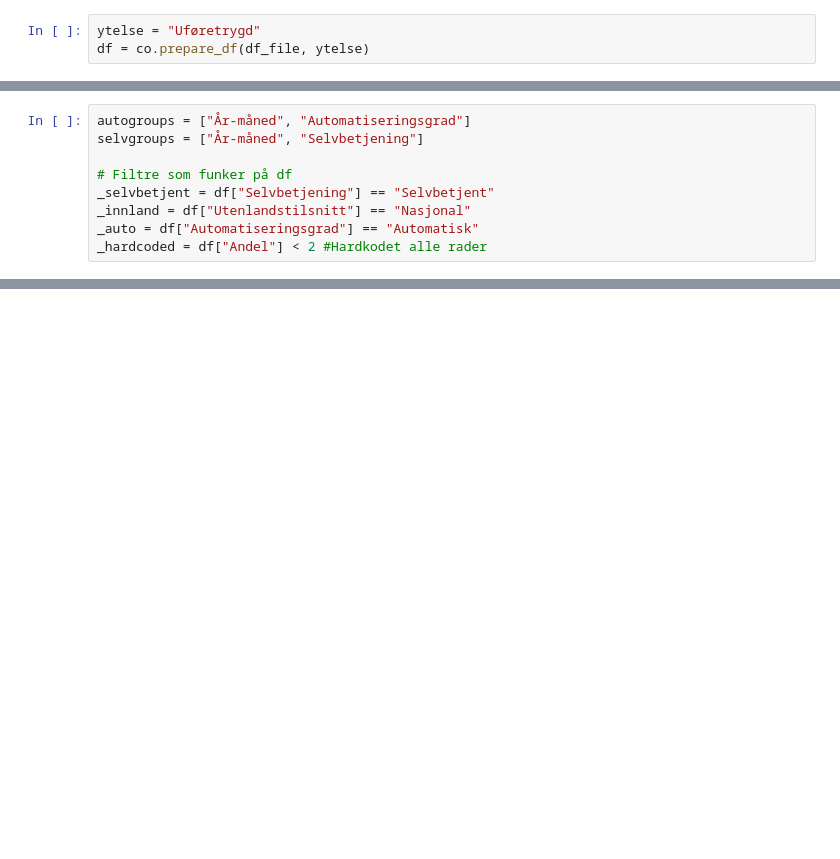
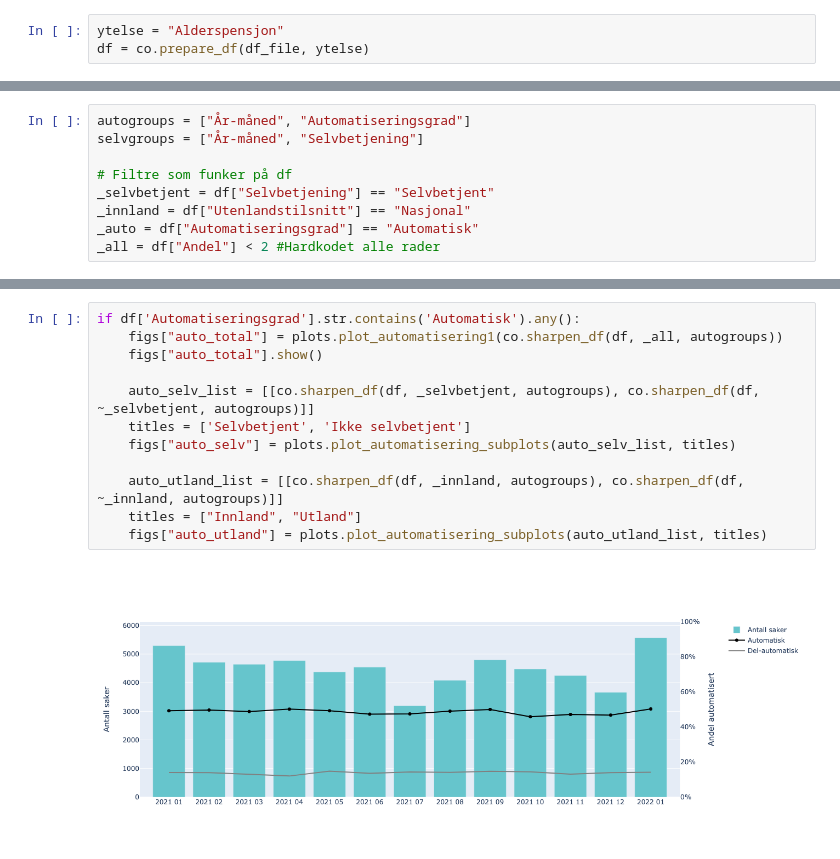
Before and after one commit to navikt/pensjon-data-analyse, a Jupyter notebook: notebooks/auto_selv_alle_ytelser.ipynb, the cells around one changed output, grey strips where cells are left out. Drawn from its saved outputs; the diff is of its cells as text; blank space fills up the shorter version.

```diff
--- a/notebooks/auto_selv_alle_ytelser.ipynb
+++ b/notebooks/auto_selv_alle_ytelser.ipynb
@@ -16,3 +34,3 @@ df_file = pd.read_csv("../data/Totalrapport_02232022.csv").drop('Unnamed: 8', ax
 # %%
-ytelse = "Uføretrygd"
+ytelse = "Alderspensjon"
 df = co.prepare_df(df_file, ytelse)
@@ -26,4 +69,4 @@ selvgroups = ["År-måned", "Selvbetjening"]
 _selvbetjent = df["Selvbetjening"] == "Selvbetjent"
 _innland = df["Utenlandstilsnitt"] == "Nasjonal"
 _auto = df["Automatiseringsgrad"] == "Automatisk"
-_hardcoded = df["Andel"] < 2 #Hardkodet alle rader
+_all = df["Andel"] < 2 #Hardkodet alle rader
@@ -45,0 +90,14 @@ figs["selv_utland"] = plots.plot_selvbetjening_subplots(selv_utland_list, titles
+# %%
+if df['Automatiseringsgrad'].str.contains('Automatisk').any():
+    figs["auto_total"] = plots.plot_automatisering1(co.sharpen_df(df, _all, autogroups))
+    figs["auto_total"].show()
+
+    auto_selv_list = [[co.sharpen_df(df, _selvbetjent, autogroups), co.sharpen_df(df, ~_selvbetjent, autogroups)]]
+    titles = ['Selvbetjent', 'Ikke selvbetjent']
+    figs["auto_selv"] = plots.plot_automatisering_subplots(auto_selv_list, titles)
+
+    auto_utland_list = [[co.sharpen_df(df, _innland, autogroups), co.sharpen_df(df, ~_innland, autogroups)]]
+    titles = ["Innland", "Utland"]
+    figs["auto_utland"] = plots.plot_automatisering_subplots(auto_utland_list, titles)
+# %% [output]
+[figure, added]
```
Also changed, not shown: parts of 17 cells of this notebook, 5 other files.
